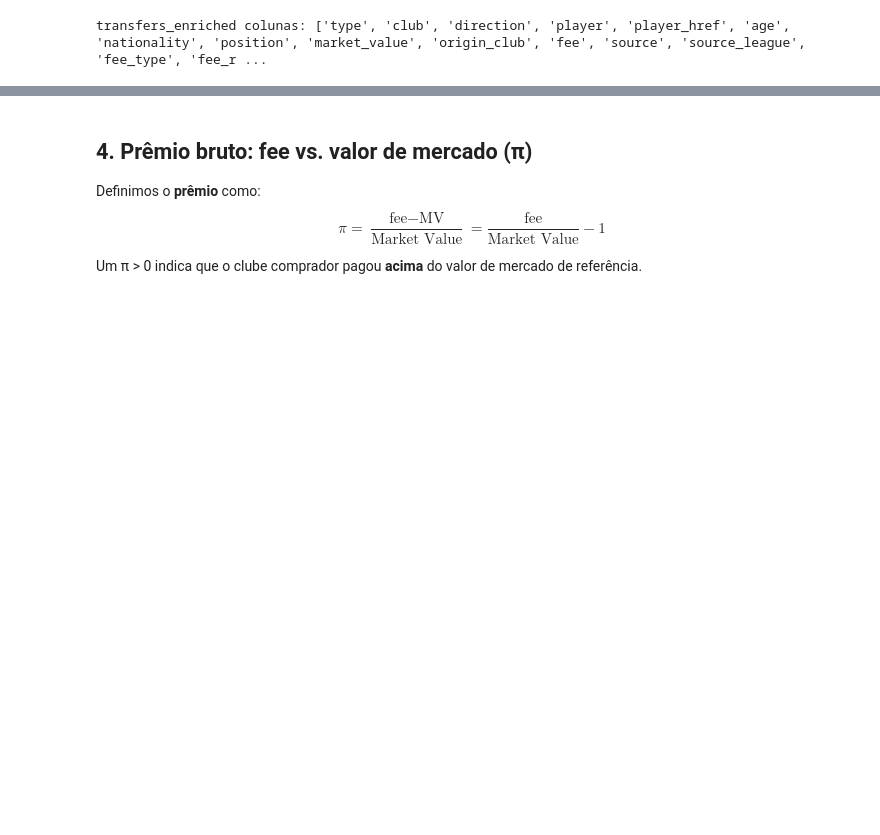
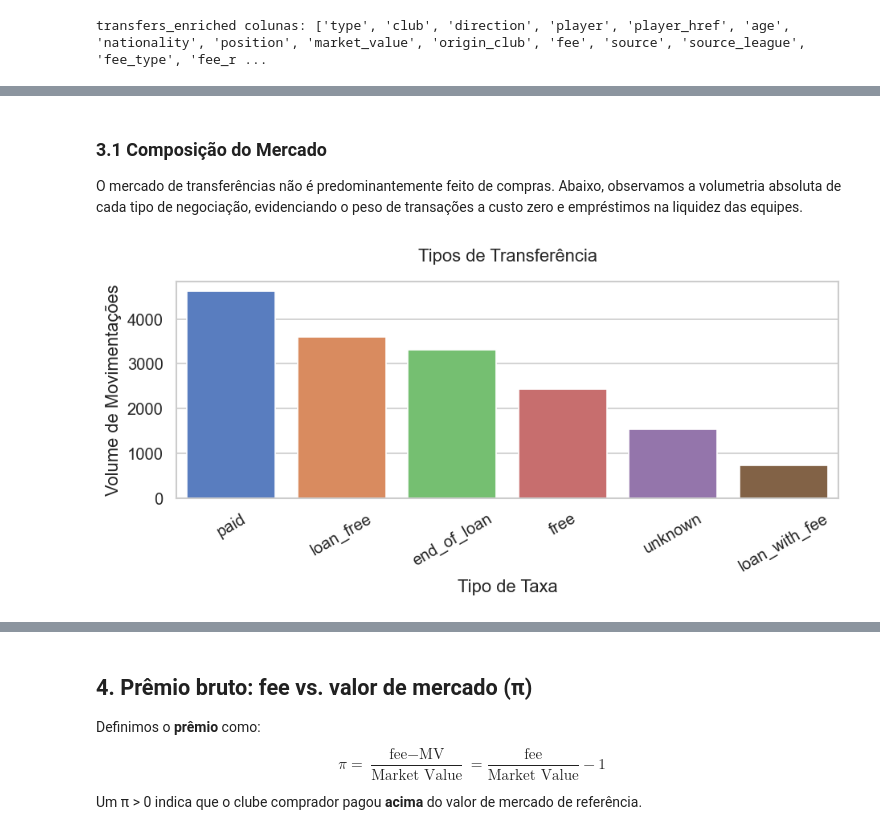
Before and after one commit to leticia-ribeirom/TP-CDAF, a Jupyter notebook: notebooks/exploratory_analysis.ipynb, the cells around one changed output, grey strips where cells are left out. Saved outputs shown, nothing was run; the diff lists cells and outputs as text; code cells hidden in the pictures; blank space fills up the shorter version.

Commit message:
improve data understanding and documentation

```diff
--- a/notebooks/exploratory_analysis.ipynb
+++ b/notebooks/exploratory_analysis.ipynb
@@ -251,0 +271,20 @@ Processamento concluído. Todos os DataFrames foram devidamente parseados, limpo
+# %%
+df_transfers = df_transfers_raw.copy()
+
+# Aplicação de funções e tipagem de memória otimizada
+df_transfers['market_value'] = df_transfers['market_value'].apply(parse_money)
+df_transfers['fee_type'] = df_transfers['fee'].apply(classify_fee).astype('category')
+df_transfers['fee_raw'] = df_transfers['fee']
+df_transfers['fee'] = df_transfers['fee'].apply(parse_money)
+df_transfers['age'] = pd.to_numeric(df_transfers['age'], errors='coerce')
+df_transfers['position_group'] = df_transfers['position'].apply(group_position).astype('category')
+
+# Lógica de Negócios
+df_transfers['buyer'] = np.where(df_transfers['direction'] == 'In', df_transfers['club'], df_transfers['origin_club'])
+df_transfers['seller'] = np.where(df_transfers['direction'] == 'Out', df_transfers['club'], df_transfers['origin_club'])
+df_transfers['premium_ratio'] = (df_transfers['fee'] / df_transfers['market_value']) - 1
+
+# Extração de Chaves
+df_transfers[['season_id', 'competition_code']] = df_transfers['source_league'].str.extract(r'^(\d{4})-(.*)$')
+df_transfers['season_id'] = pd.to_numeric(df_transfers['season_id'], errors='coerce')
+df_transfers
@@ -322,0 +452,20 @@ Name: fee, dtype: float64
+# %% [markdown]
+### 3.1 Composição do Mercado
+O mercado de transferências não é predominantemente feito de compras. Abaixo, observamos a volumetria absoluta de cada tipo de negociação, evidenciando o peso de transações a custo zero e empréstimos na liquidez das equipes.
+# %%
+plt.figure(figsize=(8, 4))
+ax = sns.countplot(
+    data=df_transfers,
+    x='fee_type',
+    order=df_transfers['fee_type'].value_counts().index,
+    palette='muted'
+)
+
+plt.title('Tipos de Transferência', pad=15)
+plt.xlabel('Tipo de Taxa')
+plt.ylabel('Volume de Movimentações')
+plt.xticks(rotation=30)
+plt.tight_layout()
+plt.show()
+# %% [output]
+[figure, added]
```
Also changed, not shown: parts of 32 cells of this notebook, 6 other files.
